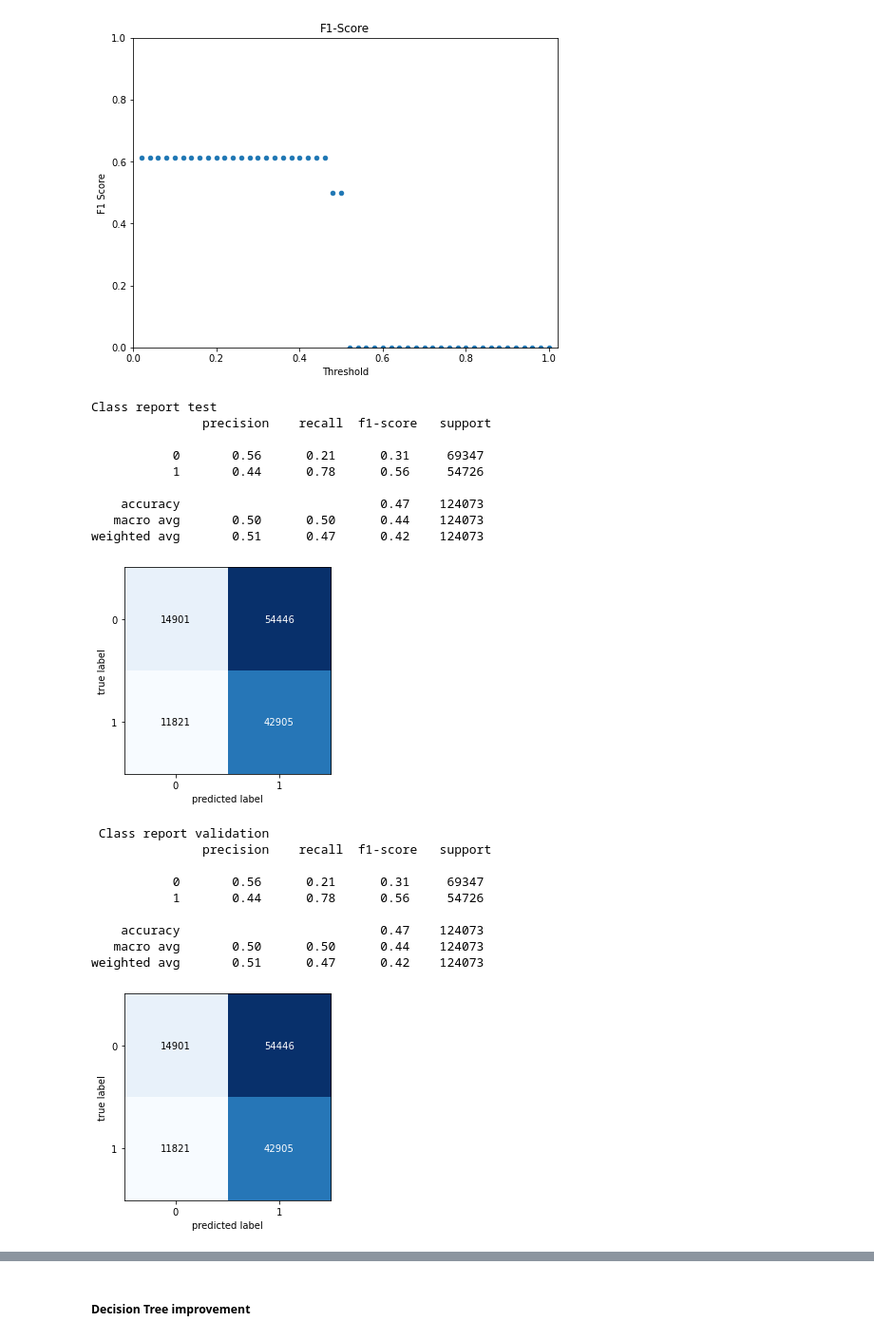
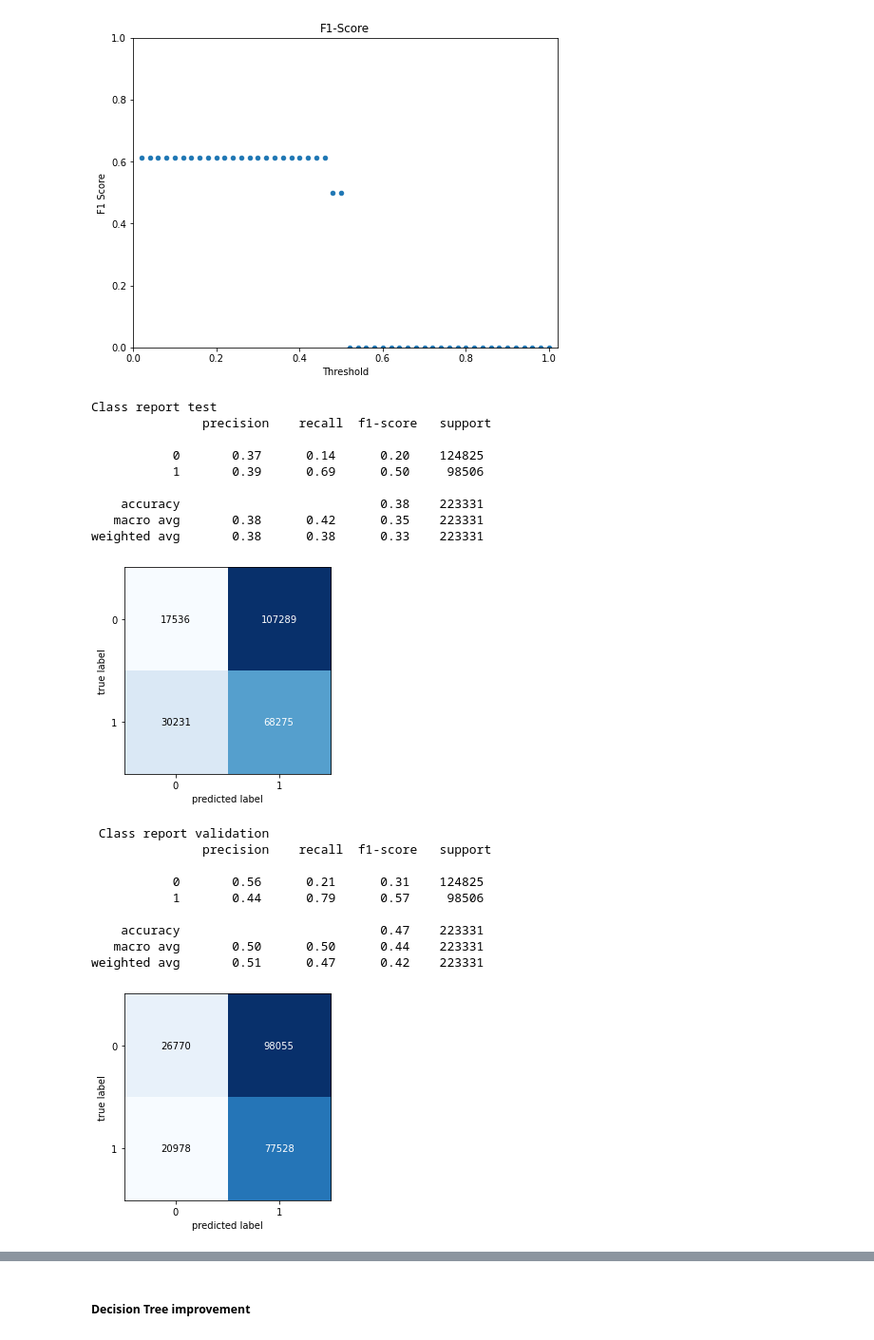
Before and after one commit to dfabat/Projects, a Jupyter notebook: COVID_project/covid.ipynb, the cells around one changed output, grey strips where cells are left out. Shown at 95% size. Saved outputs shown, nothing was run; the diff lists cells and outputs as text; code cells hidden in the pictures.

```diff
--- a/COVID_project/covid.ipynb
+++ b/COVID_project/covid.ipynb
@@ -538,7 +553,7 @@ Are ROC_AUC mean values between total and selected features different? False
 #### Working the selected models
 # %%
 # testing using only the most relevant features (only those with scores above 1000)
-X = df[['age', 'pneumonia', 'diabetes', 'patient_type', 'hypertension', 'intubed', 'obesity', 'icu']]
+X = df.drop(columns=['covid_res', 'age_category'])
 y = df['covid_res']
 stratify = df['covid_res']
 # splitting
@@ -857,41 +876,41 @@ plt.show()
 [figure]
 # %%
 # prediction validation
-y_proba_val = y_proba = model.predict_proba(X_validation)[:, 1]
+y_proba_val = model.predict_proba(X_validation)[:, 1]
 # Cria a resposta com o novo threshold
 y_pred_test = np.where(y_proba >= 0.48, 1, 0)
 y_pred_val = np.where(y_proba_val >= 0.48, 1, 0)
 
 # metrics
 cr_test, cm_test = classification_report(y_test, y_pred_test), confusion_matrix(y_test, y_pred_test)
 cr_val, cm_val = classification_report(y_test, y_pred_val), confusion_matrix(y_test, y_pred_val)
 print('Class report test\n',cr_test)
 plot_confusion_matrix(cm_test)
 plt.show()
 
 print('\n', 'Class report validation\n', cr_val)
 plot_confusion_matrix(cm_val)
 
 plt.show()
 # %% [output]
 Class report test
                precision    recall  f1-score   support
 
-           0       0.56      0.21      0.31     69347
-           1       0.44      0.78      0.56     54726
+           0       0.37      0.14      0.20    124825
+           1       0.39      0.69      0.50     98506
 
-    accuracy                           0.47    124073
-   macro avg       0.50      0.50      0.44    124073
-weighted avg       0.51      0.47      0.42    124073
+    accuracy                           0.38    223331
+   macro avg       0.38      0.42      0.35    223331
+weighted avg       0.38      0.38      0.33    223331
-[figure, old version]
+[figure, new version]
  Class report validation
                precision    recall  f1-score   support
 
-           0       0.56      0.21      0.31     69347
-           1       0.44      0.78      0.56     54726
+           0       0.56      0.21      0.31    124825
+           1       0.44      0.79      0.57     98506
 
-    accuracy                           0.47    124073
-   macro avg       0.50      0.50      0.44    124073
-weighted avg       0.51      0.47      0.42    124073
+    accuracy                           0.47    223331
+   macro avg       0.50      0.50      0.44    223331
+weighted avg       0.51      0.47      0.42    223331
 [figure]
 # %% [markdown]
```
Also changed, not shown: parts of 55 cells of this notebook.
